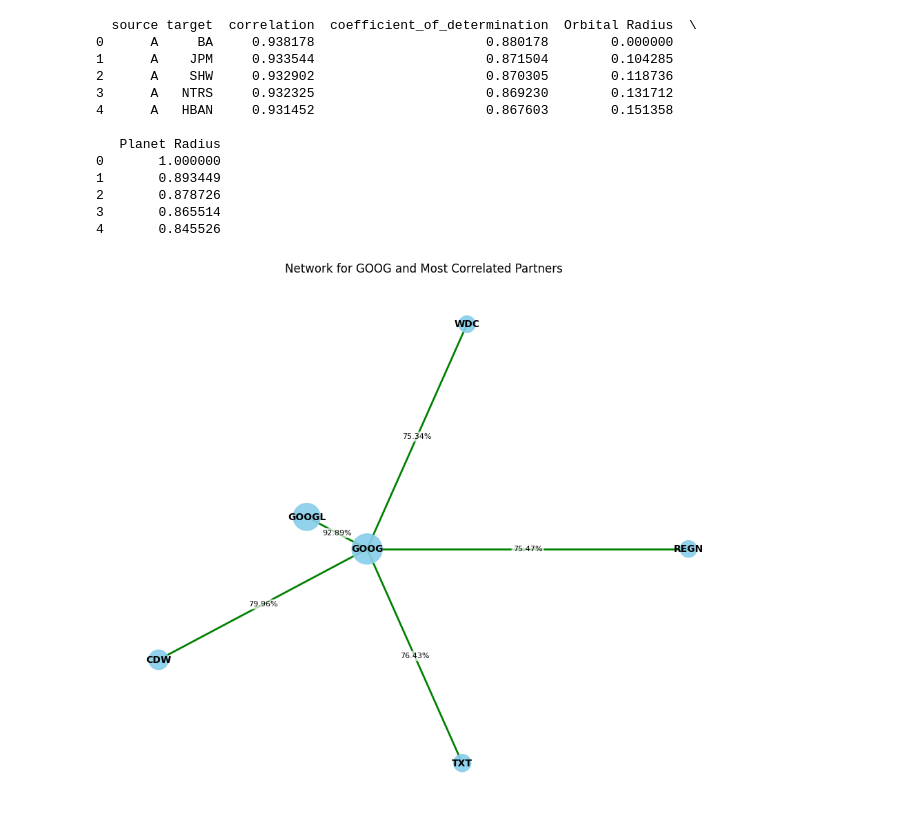
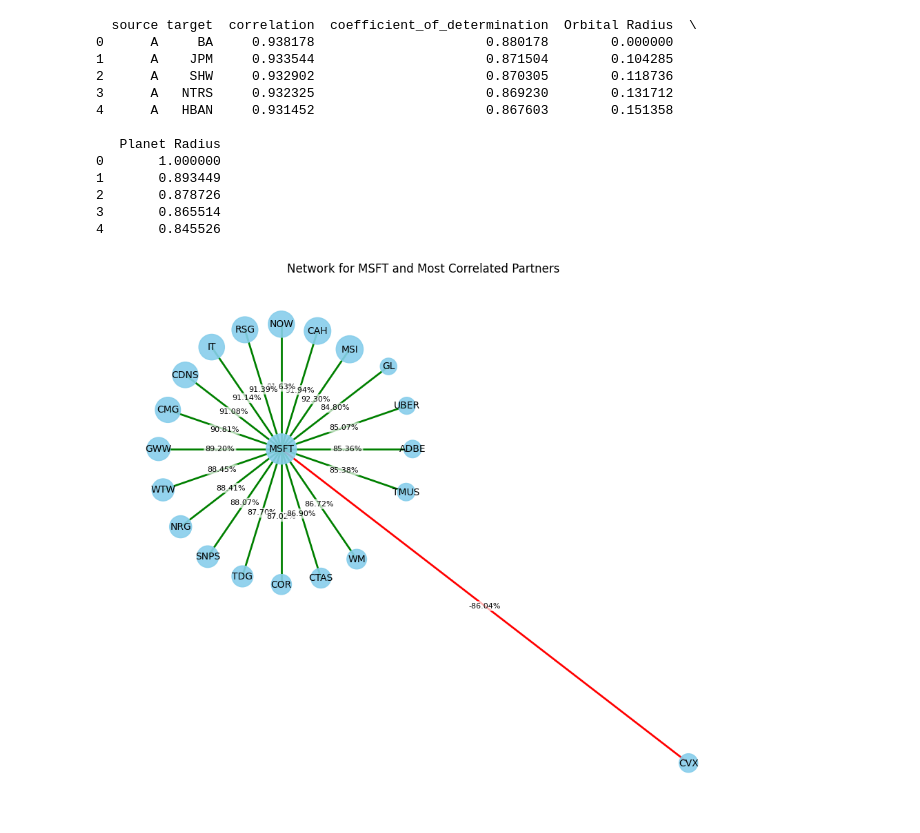
Before and after one commit to Risskr/Stock-App, a Jupyter notebook: StocksApp.ipynb, the cells around one changed output. Cells and saved outputs as stored; diff of their text form; code cells hidden in the pictures.

```diff
--- a/StocksApp.ipynb
+++ b/StocksApp.ipynb
@@ -624,7 +624,8 @@ def plot_ticker_network_visual(correlated_data, target_ticker):
     nx.draw_networkx_edges(G, pos, edge_color=edge_colors, width=2)
 
     # Draw labels
-    nx.draw_networkx_labels(G, pos, font_size=10, font_weight='bold')
+    #nx.draw_networkx_labels(G, pos, font_size=10, font_weight='bold')
+    nx.draw_networkx_labels(G, pos, font_size=10)
 
     # --- Draw edge labels manually at the midpoint of the straight line ---
     edge_labels = {(u, v): data['correlation'] for u, v, data in G.edges(data=True)}
@@ -649,6 +650,6 @@ def plot_ticker_network_visual(correlated_data, target_ticker):
     plt.show()
 # %%
 # Example usage:
-plot_ticker_network_visual(most_correlated_stocks_long, 'GOOG') # Replace 'AAPL' with the ticker you want to visualize
+plot_ticker_network_visual(most_correlated_stocks_long, 'MSFT') # Replace 'AAPL' with the ticker you want to visualize
 # %% [output]
-[figure, old version]
+[figure, new version]
```
